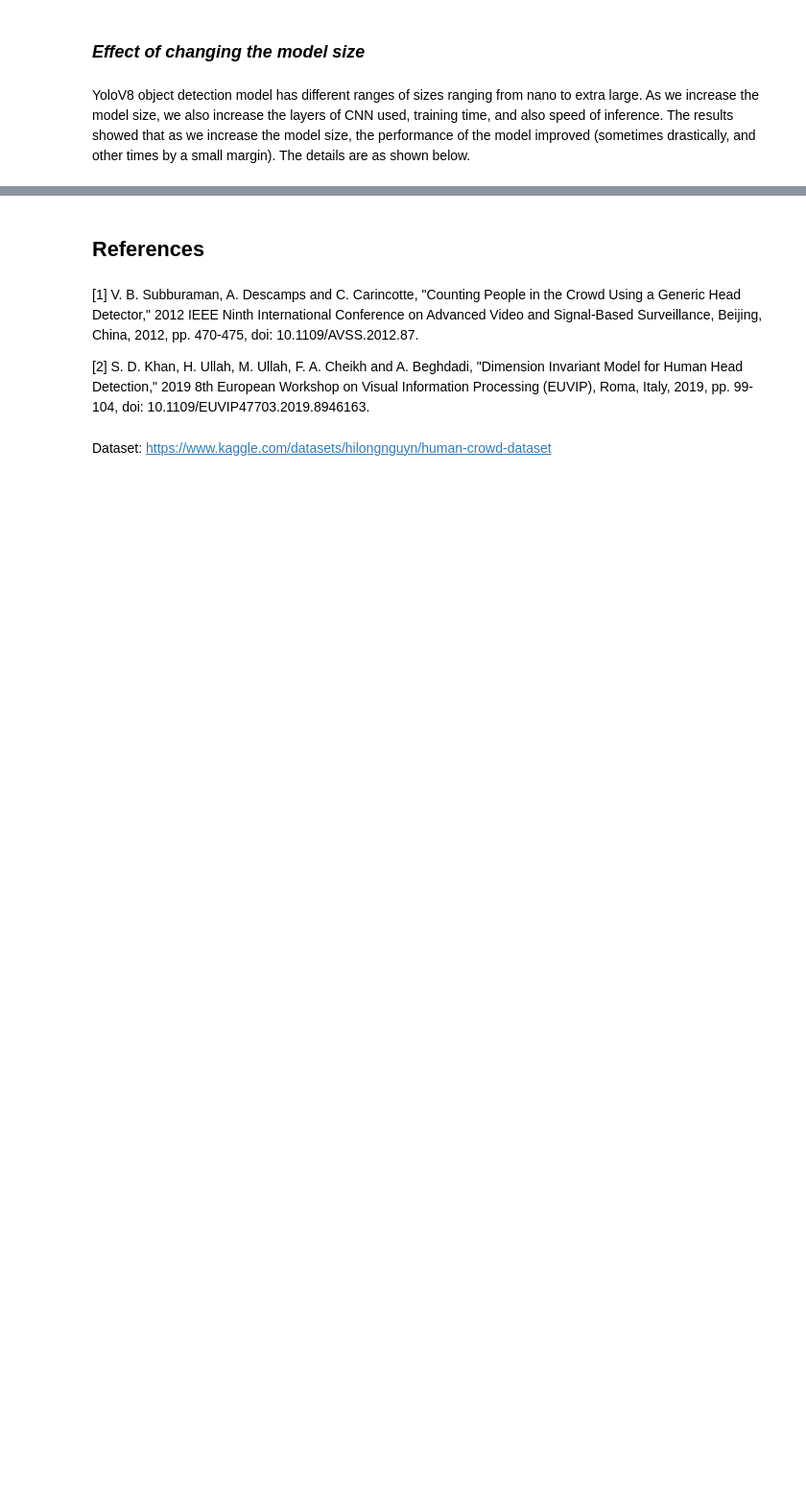
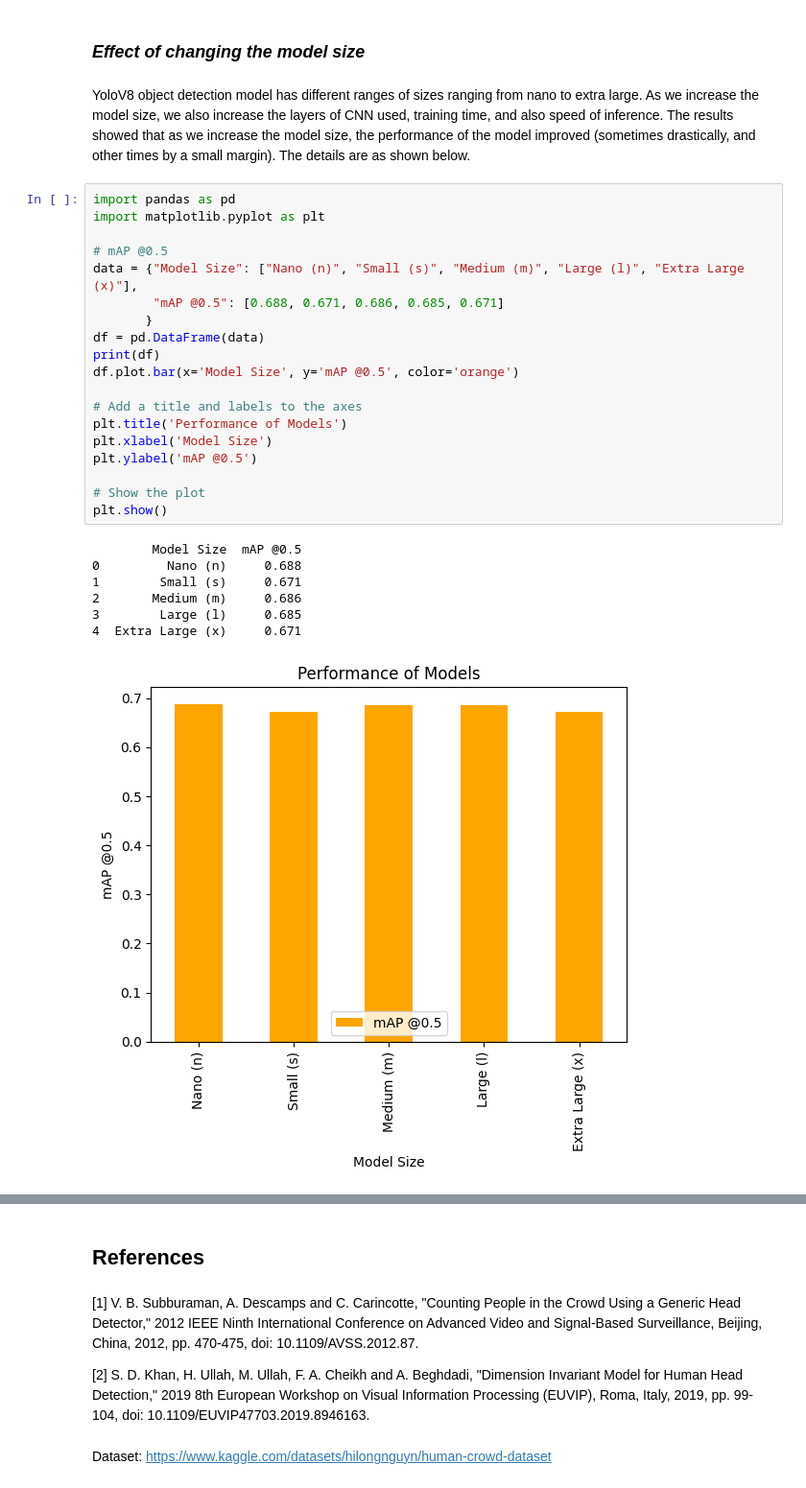
Before and after one commit to AbelKidane-abita/Weeklypresentation, a Jupyter notebook: Report/Untitled.ipynb, the cells around one changed output, grey strips where cells are left out. Shown at 96% size. Saved outputs shown, nothing was run; the diff lists cells and outputs as text; blank space fills up the shorter version.

```diff
--- a/Report/Untitled.ipynb
+++ b/Report/Untitled.ipynb
@@ -114,3 +134,30 @@ For the initial experiments, the number of epochs were restricted to merely 20-3
 # %% [markdown]
 YoloV8 object detection model has different ranges of sizes ranging from nano to extra large. As we increase the model size, we also increase the layers of CNN used, training time, and also speed of inference. The results showed that as we increase the model size, the performance of the model improved (sometimes drastically, and other times by a small margin).
 The details are as shown below.
+# %%
+import pandas as pd
+import matplotlib.pyplot as plt
+
+# mAP @0.5
+data = {"Model Size": ["Nano (n)", "Small (s)", "Medium (m)", "Large (l)", "Extra Large (x)"],
+        "mAP @0.5": [0.688, 0.671, 0.686, 0.685, 0.671]
+       }
+df = pd.DataFrame(data)
+print(df)
+df.plot.bar(x='Model Size', y='mAP @0.5', color='orange')
+
+# Add a title and labels to the axes
+plt.title('Performance of Models')
+plt.xlabel('Model Size')
+plt.ylabel('mAP @0.5')
+
+# Show the plot
+plt.show()
+# %% [output]
+        Model Size  mAP @0.5
+0         Nano (n)     0.688
+1        Small (s)     0.671
+2       Medium (m)     0.686
+3        Large (l)     0.685
+4  Extra Large (x)     0.671
+[figure, added]
```
Also changed, not shown: parts of 6 cells of this notebook.
